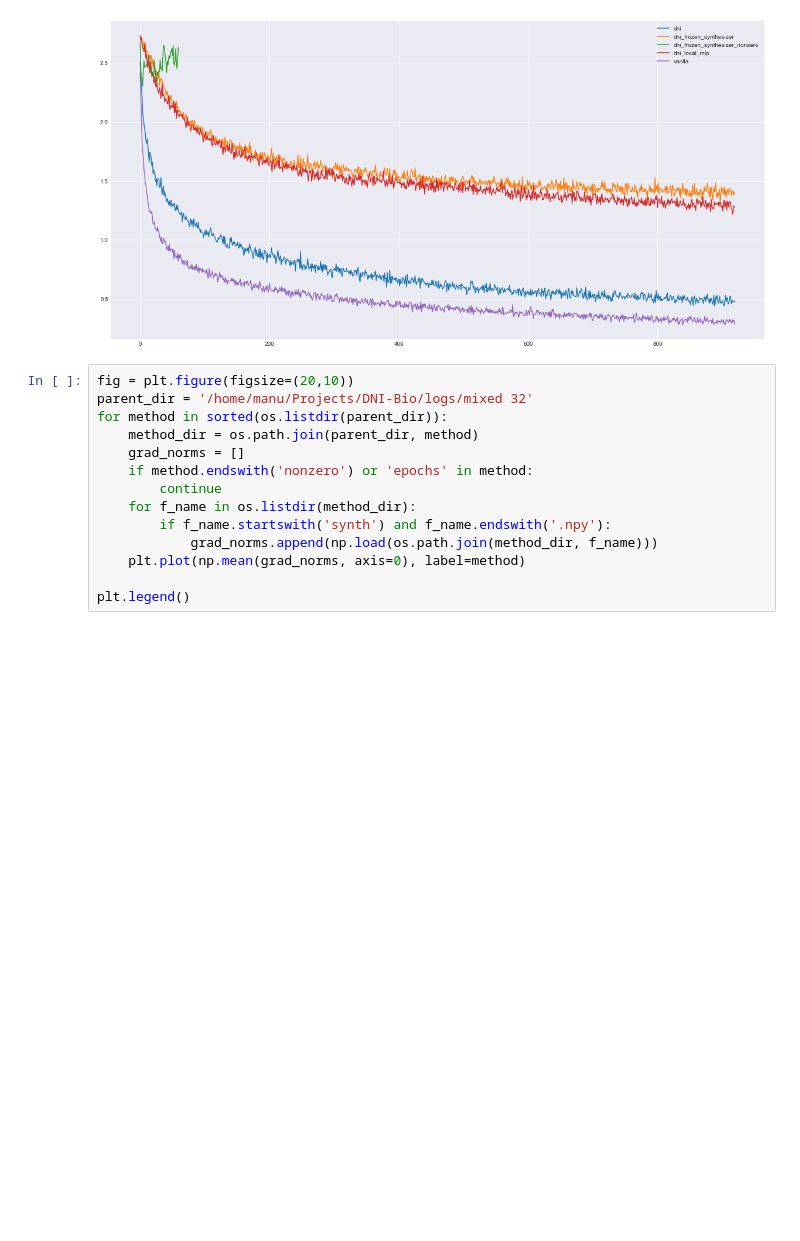
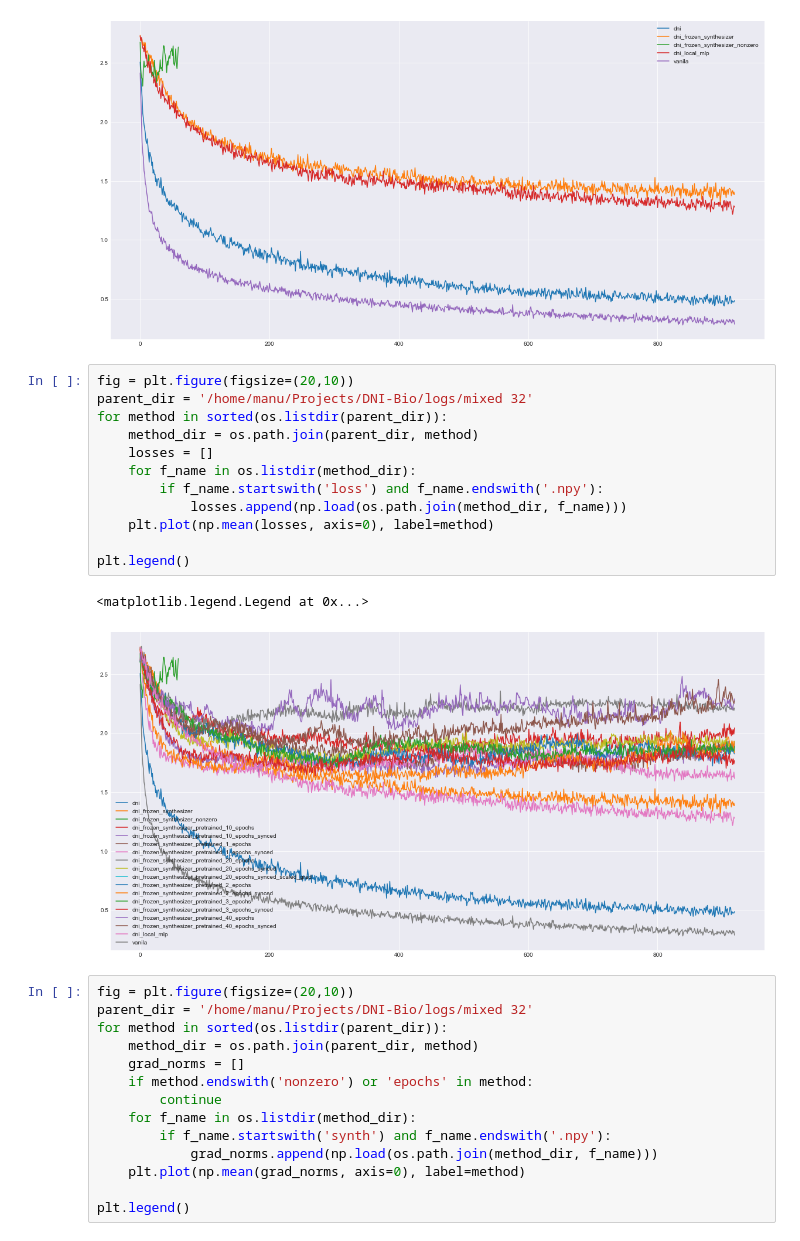
Before and after one commit to mshalvagal/localized-dni, a Jupyter notebook: notebooks/Results.ipynb, the cells around one changed output. Cells and saved outputs as stored; diff of their text form; blank space fills up the shorter version.

```diff
--- a/notebooks/Results.ipynb
+++ b/notebooks/Results.ipynb
@@ -97,6 +98,21 @@ plt.legend()
 # %% [output]
 <matplotlib.legend.Legend at 0x...>
 [figure]
+# %%
+fig = plt.figure(figsize=(20,10))
+parent_dir = '/home/manu/Projects/DNI-Bio/logs/mixed 32'
+for method in sorted(os.listdir(parent_dir)):
+    method_dir = os.path.join(parent_dir, method)
+    losses = []
+    for f_name in os.listdir(method_dir):
+        if f_name.startswith('loss') and f_name.endswith('.npy'):
+            losses.append(np.load(os.path.join(method_dir, f_name)))
+    plt.plot(np.mean(losses, axis=0), label=method)
+
+plt.legend()
+# %% [output]
+<matplotlib.legend.Legend at 0x...>
+[figure, added]
 # %%
 fig = plt.figure(figsize=(20,10))
 parent_dir = '/home/manu/Projects/DNI-Bio/logs/mixed 32'
```
Also changed, not shown: parts of 4 cells of this notebook, 10 other files.
